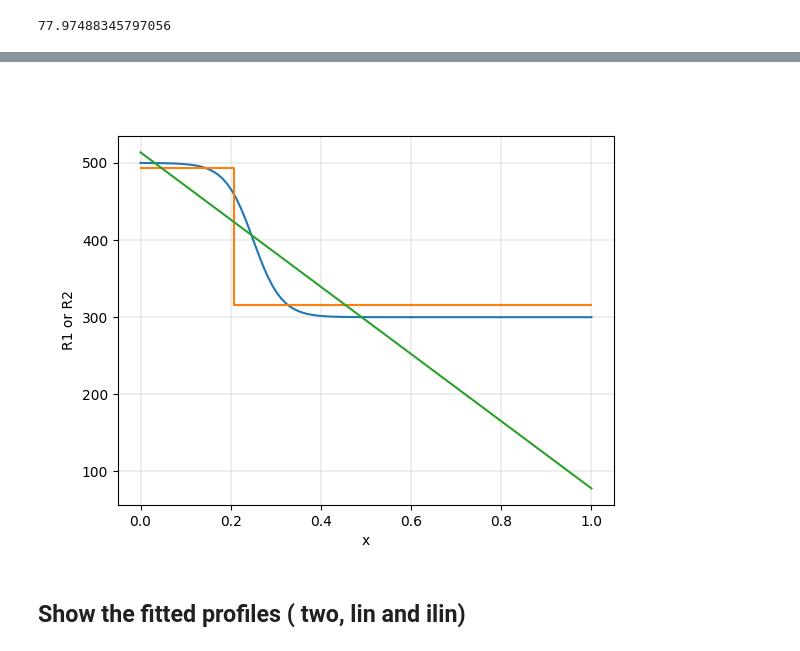
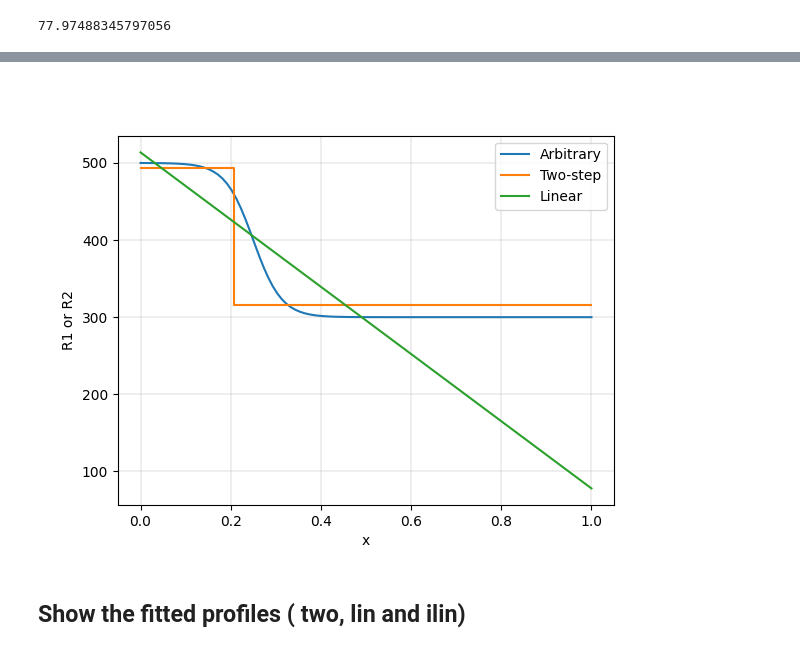
Before and after one commit to Yugal0/fitting-gen-arbitrary-eis, a Jupyter notebook: main_prof_1.ipynb, the cells around one changed output, grey strips where cells are left out. Drawn from its saved outputs; the diff is of its cells as text; code cells hidden in the pictures.

```diff
--- a/main_prof_1.ipynb
+++ b/main_prof_1.ipynb
@@ -140,21 +175,23 @@ R2_lin
 # %%
 delta=0.2063
 fig1, axx= plt.subplots()
 x=np.linspace(0,1,100)
 a=4
 b=4
 def R(x):
     return 100*(a*np.tanh(b**2-a*x)+np.tanh(a-b**2*x))
 #plot the arbitray profile
-axx.plot(x,R(x))
+axx.plot(x,R(x),label="Arbitrary")
 #plot the fitted profiles
-axx.plot([0,delta,delta,1],[R1_two,R1_two,R2_two,R2_two])
-axx.plot([0,1],[R1_lin,R2_lin])
+axx.plot([0,delta,delta,1],[R1_two,R1_two,R2_two,R2_two],label="Two-step")
+axx.plot([0,1],[R1_lin,R2_lin],label="Linear")
 axx.set_xlabel("x")
 axx.set_ylabel("R1 or R2")
+axx.legend()
 axx.grid(linewidth=0.3)
+fig1.savefig("fitted_prof1.png",dpi=400)
 # %% [output]
-[figure, old version]
+[figure, new version]
 # %% [markdown]
 ## Show the fitted profiles ( two, lin and ilin)
 # %%
```
Also changed, not shown: parts of 3 cells of this notebook, 5 other files.
